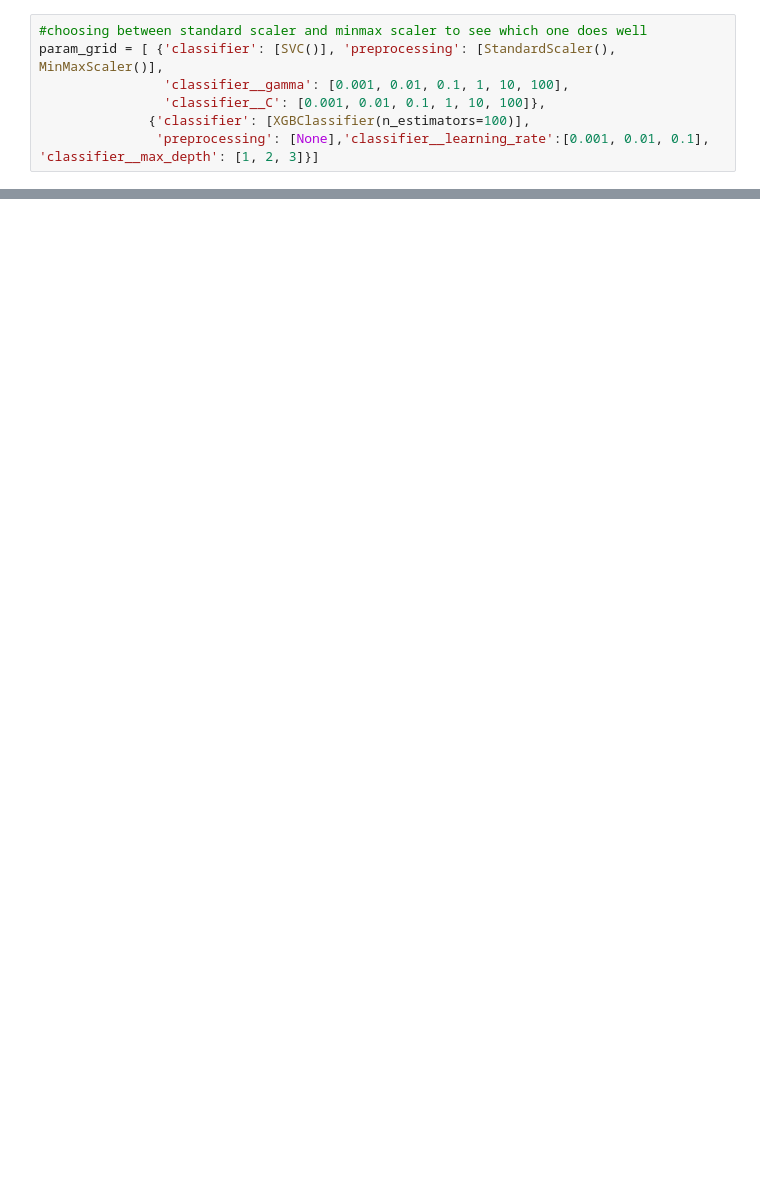
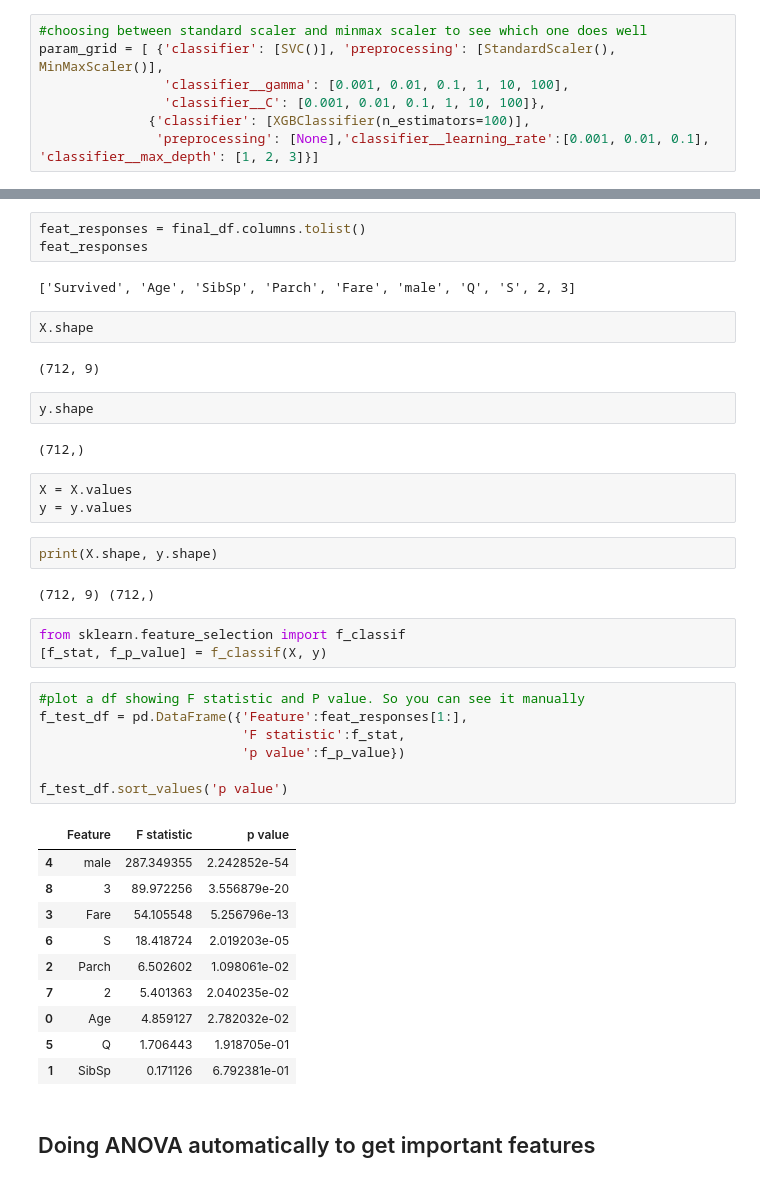
Before and after one commit to cherucole/Practice-Notebooks, a Jupyter notebook: Titanic Data Modelling/Titanic Dataset Modelling.ipynb, the cells around one changed output, grey strips where cells are left out. Drawn from its saved outputs; the diff is of its cells as text; blank space fills up the shorter version.

```diff
--- a/Titanic Data Modelling/Titanic Dataset Modelling.ipynb
+++ b/Titanic Data Modelling/Titanic Dataset Modelling.ipynb
@@ -416,0 +444,43 @@ XGBClassifier(base_score=0.5, booster='gbtree', colsample_bylevel=1,
+# %%
+feat_responses = final_df.columns.tolist()
+feat_responses
+# %% [output]
+['Survived', 'Age', 'SibSp', 'Parch', 'Fare', 'male', 'Q', 'S', 2, 3]
+# %%
+X.shape
+# %% [output]
+(712, 9)
+# %%
+y.shape
+# %% [output]
+(712,)
+# %%
+X = X.values
+y = y.values
+# %%
+print(X.shape, y.shape)
+# %% [output]
+(712, 9) (712,)
+# %%
+from sklearn.feature_selection import f_classif
+[f_stat, f_p_value] = f_classif(X, y)
+# %%
+#plot a df showing F statistic and P value. So you can see it manually
+f_test_df = pd.DataFrame({'Feature':feat_responses[1:],
+                          'F statistic':f_stat,
+                          'p value':f_p_value})
+
+f_test_df.sort_values('p value')
+# %% [output]
+|  | Feature | F statistic | p value |
+| 4 | male | 287.349355 | 2.242852e-54 |
+| 8 | 3 | 89.972256 | 3.556879e-20 |
+| 3 | Fare | 54.105548 | 5.256796e-13 |
+| 6 | S | 18.418724 | 2.019203e-05 |
+| 2 | Parch | 6.502602 | 1.098061e-02 |
+| 7 | 2 | 5.401363 | 2.040235e-02 |
+| 0 | Age | 4.859127 | 2.782032e-02 |
+| 5 | Q | 1.706443 | 1.918705e-01 |
+| 1 | SibSp | 0.171126 | 6.792381e-01 |
+# %% [markdown]
+## Doing ANOVA automatically to get important features
```
Also changed, not shown: parts of 17 cells of this notebook, 1 other file.
